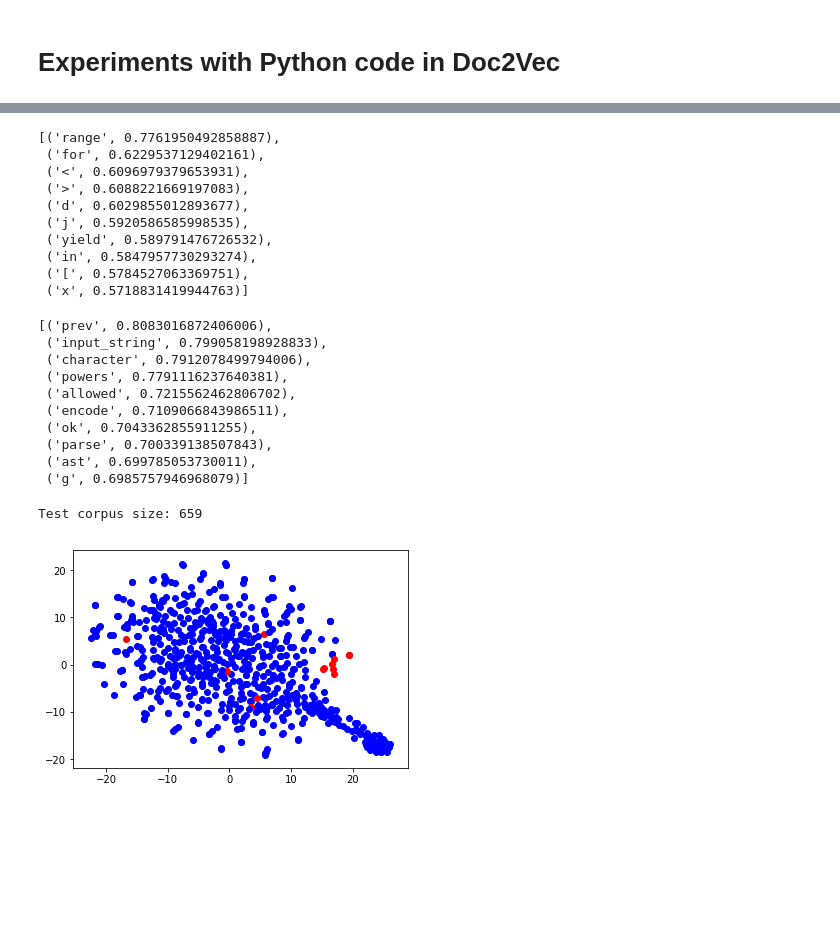
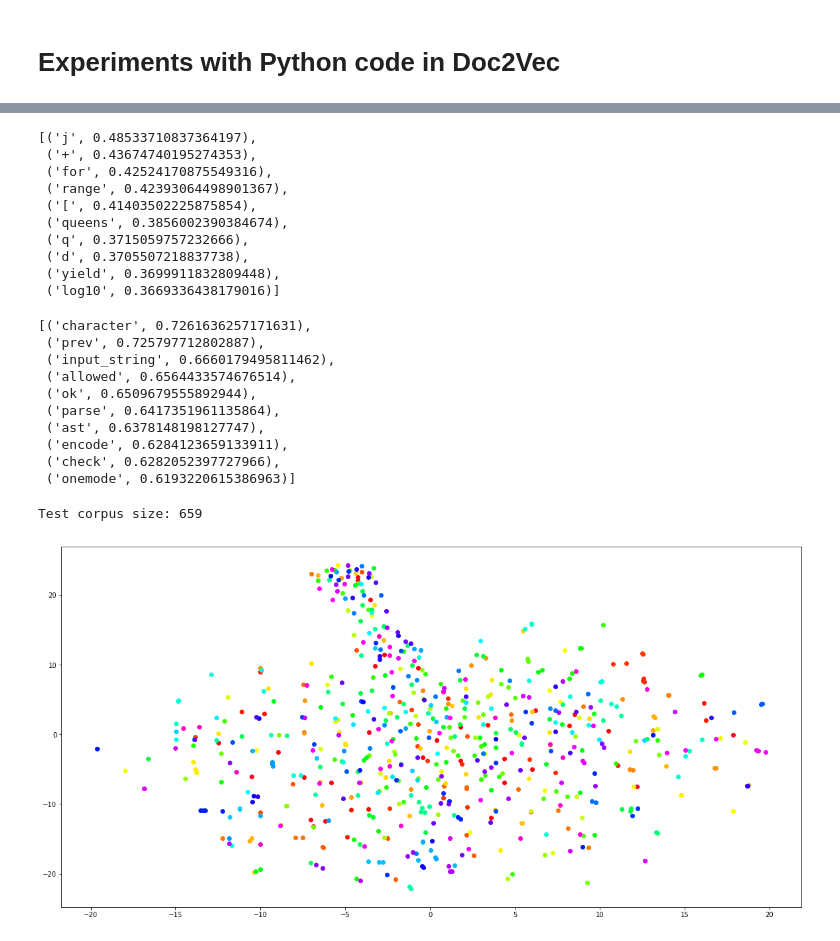
Before and after one commit to waingram/code-embeddings, a Jupyter notebook: experiments/doc2vec_python_experiments.ipynb, the cells around one changed output, grey strips where cells are left out. Cells and saved outputs as stored; diff of their text form; code cells hidden in the pictures; blank space fills up the shorter version.

```diff
--- a/experiments/doc2vec_python_experiments.ipynb
+++ b/experiments/doc2vec_python_experiments.ipynb
@@ -78,11 +83,11 @@ Training corpus size: 15686
 # %%
 # doc2vec parameters
-vector_size = 50
-window_size = 15
-min_count = 1
+vector_size = 100
+window_size = 8
+min_count = 5
 sampling_threshold = 1e-5
 negative_size = 5
-epochs = 400
+epochs = 20
 dm = 0  # 0 = dbow; 1 = dmpv
 worker_count = multiprocessing.cpu_count()  # number of parallel processes
 # %%
@@ -103,37 +107,39 @@ Wall time: 8.11 µs
 # %%
 model.wv.most_similar('i')
 # %% [output]
-[('range', 0.7761950492858887),
- ('for', 0.6229537129402161),
- ('<', 0.6096979379653931),
- ('>', 0.6088221669197083),
- ('d', 0.6029855012893677),
- ('j', 0.5920586585998535),
- ('yield', 0.589791476726532),
- ('in', 0.5847957730293274),
- ('[', 0.5784527063369751),
- ('x', 0.5718831419944763)]
+[('j', 0.48533710837364197),
+ ('+', 0.43674740195274353),
+ ('for', 0.42524170875549316),
+ ('range', 0.42393064498901367),
+ ('[', 0.41403502225875854),
+ ('queens', 0.3856002390384674),
+ ('q', 0.3715059757232666),
+ ('d', 0.3705507218837738),
+ ('yield', 0.3699911832809448),
+ ('log10', 0.3669336438179016)]
 # %%
 model.wv.most_similar('count')
 # %% [output]
-[('prev', 0.8083016872406006),
- ('input_string', 0.799058198928833),
- ('character', 0.7912078499794006),
- ('powers', 0.7791116237640381),
- ('allowed', 0.7215562462806702),
- ('encode', 0.7109066843986511),
- ('ok', 0.7043362855911255),
- ('parse', 0.700339138507843),
- ('ast', 0.699785053730011),
- ('g', 0.6985757946968079)]
+[('character', 0.7261636257171631),
+ ('prev', 0.725797712802887),
+ ('input_string', 0.6660179495811462),
+ ('allowed', 0.6564433574676514),
+ ('ok', 0.6509679555892944),
+ ('parse', 0.6417351961135864),
+ ('ast', 0.6378148198127747),
+ ('encode', 0.6284123659133911),
+ ('check', 0.6282052397727966),
+ ('onemode', 0.6193220615386963)]
 # %%
 def read_test_corpus():
+    color_val = 0
     for programming_language in test_code_dir.glob('./Python'):
         if not programming_language.is_dir():
             continue
         for programming_task in programming_language.glob('./*'):
             if not programming_task.is_dir():
                 continue
+            color_val += 1
             for implementation in programming_task.glob('./*'):
                 with implementation.open() as f:
                     try:
@@ -141,9 +147,16 @@ def read_test_corpus():
                         tokens = list(tokenize.generate_tokens(io.StringIO(code).readline))
                         tokens = [token for t in tokens if t.type == tokenize.NAME or t.type == tokenize.OP for token in t.string.split(" ")]
                         if tokens:
-                            yield TaggedDocument(tokens, [implementation.name, programming_language.name])
+                            # print("Task: %s; Color: %s" % (programming_task.name, color_val))
+                            yield TaggedDocument(tokens, [programming_task.name, implementation.name, programming_language.name, color_val])
+                    except tokenize.TokenError as e:
+                        # print("%s: %s" % (type(e).__name__, e))
+                        pass
+                    except IndentationError as e:
+                        # print("%s: %s" % (type(e).__name__, e))
+                        pass
                     except Exception as e:
-                        # print("%s: %s" % (type(e).__name__, e))
+                        print("%s: %s" % (type(e).__name__, e))
                         pass
 
 
@@ -152,22 +165,32 @@ print("Test corpus size: %s" % len(test_corpus))
 # %% [output]
 Test corpus size: 659
 # %%
-docs = [{'name': doc.tags[0], 'vec': model.infer_vector(doc.words)} for doc in test_corpus]
+docs = [{'name': doc.tags[0], 'vec': model.infer_vector(doc.words, steps=50), 'color': doc.tags[3]} for doc in test_corpus]
+num_colors = docs[-1]['color']
 # %%
 %matplotlib inline
 
 import matplotlib.pyplot as plt
+import matplotlib.cm as mplcm
+import matplotlib.colors as colors
+import matplotlib
 from sklearn.decomposition import PCA
 from sklearn.manifold import TSNE
 
-pca = PCA(n_components=50)
+matplotlib.rcParams['figure.figsize'] = (20, 10)
+
+pca = PCA(n_components=vector_size)
 fiftyDimVecs = pca.fit_transform([doc['vec'] for doc in docs])
 tsne = TSNE(n_components=2)
 twoDimVecs = tsne.fit_transform(fiftyDimVecs)
 
+cm = plt.get_cmap('gist_rainbow')
+cNorm = colors.Normalize(vmin=0, vmax=num_colors-1)
+scalarMap = mplcm.ScalarMappable(norm=cNorm, cmap=cm)
+
 fig, ax = plt.subplots()
 for doc, twoDimVec in zip(docs, twoDimVecs):
-    ax.scatter(twoDimVec[0], twoDimVec[1], color=('r' if doc['name'].startswith('sieve') else 'b'))
+    ax.scatter(twoDimVec[0], twoDimVec[1], color=scalarMap.to_rgba(doc['color']))
 plt.show()
 # %% [output]
-[figure, old version]
+[figure, new version]
```
Also changed, not shown: parts of 3 cells of this notebook.
